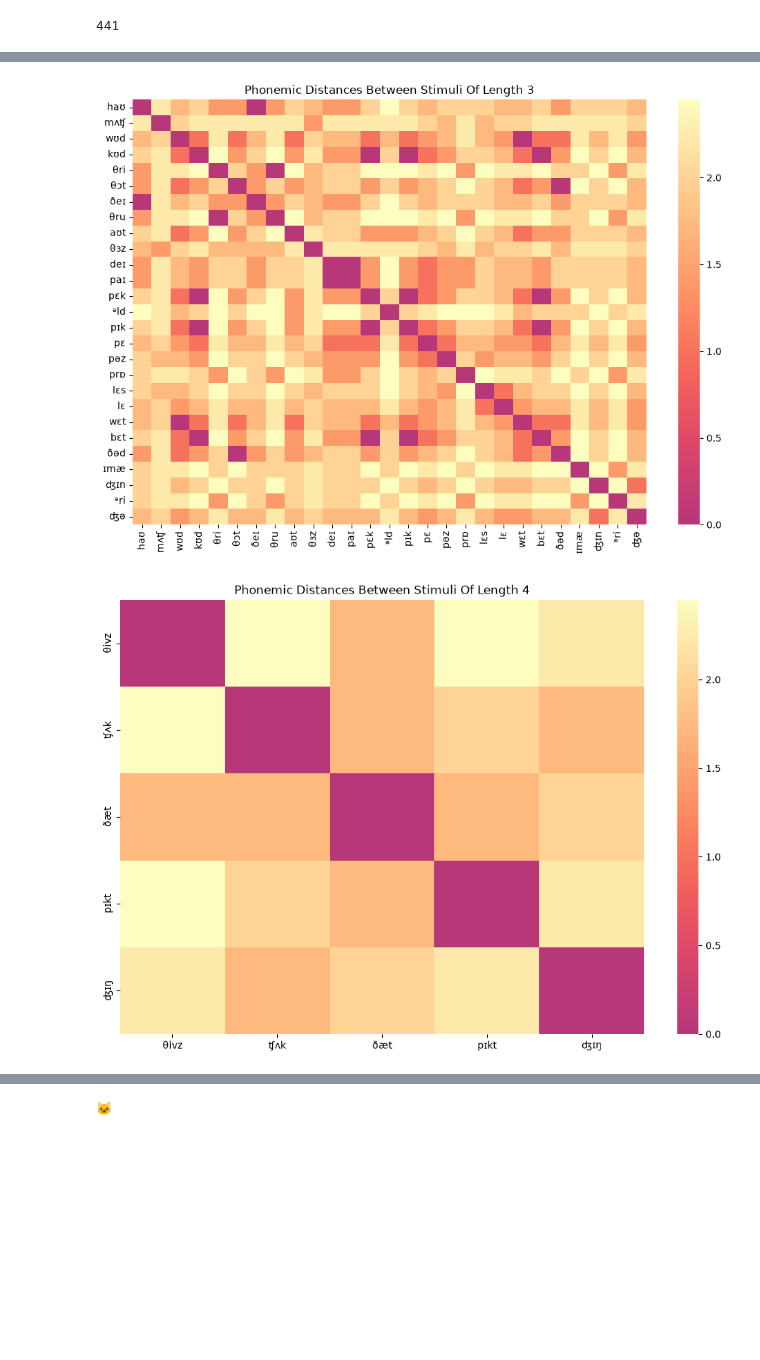
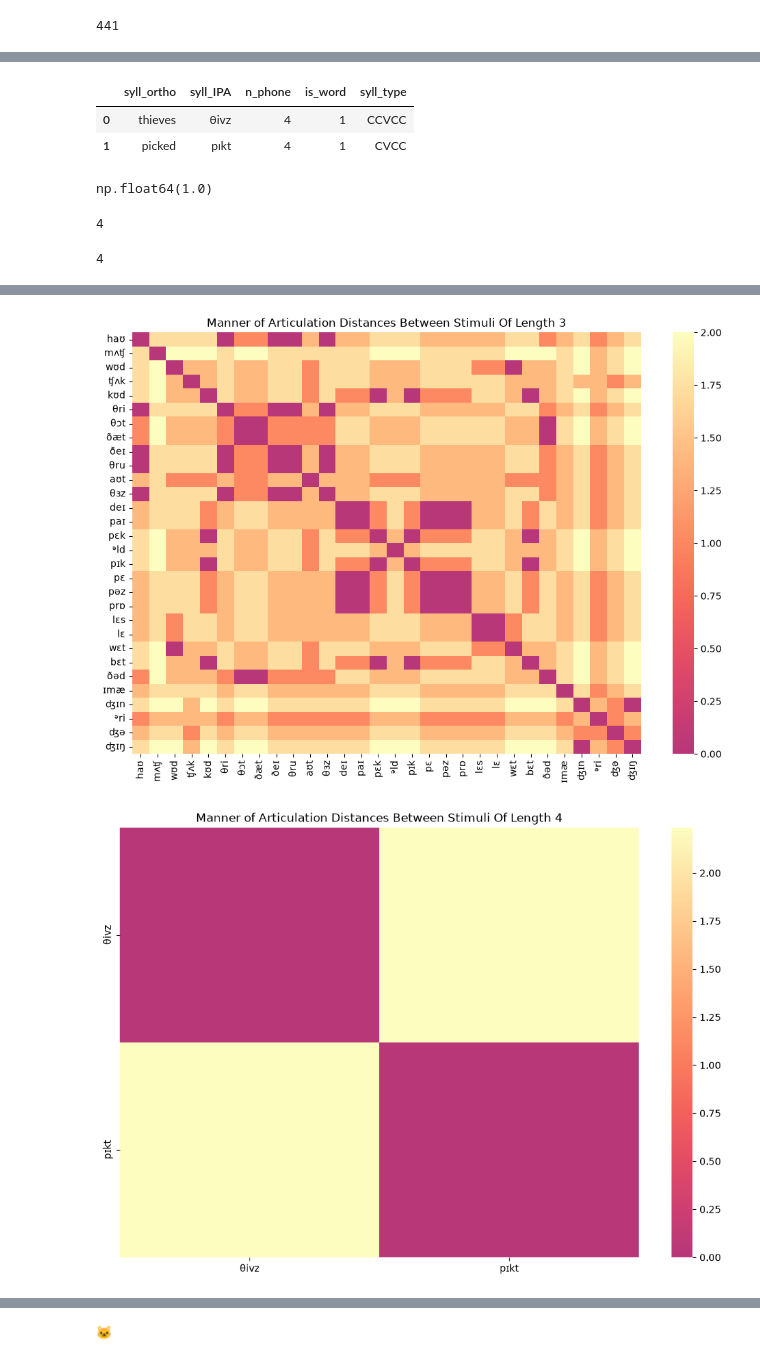
Before and after one commit to AmandaGiselleLily/TongueTwister, a Jupyter notebook: Analysis/distance_metric_grouped.ipynb, the cells around one changed output, grey strips where cells are left out. Drawn from its saved outputs; the diff is of its cells as text; code cells hidden in the pictures; blank space fills up the shorter version.

Commit message:
manner and place distances

```diff
--- a/Analysis/distance_metric_grouped.ipynb
+++ b/Analysis/distance_metric_grouped.ipynb
@@ -468,0 +573,13 @@ for d in range(len(difference_list)):
+# %%
+place_distances_dict_5 = {}
+place_distances_5 = []
+
+for i in range(len(stimuli_5)):
+    for j in range(len(stimuli_5)):
+        dist = articulation_place(stimuli_5["syll_IPA"][i], stimuli_5["syll_IPA"][j])
+        place_distances_dict_5[(stimuli_5["syll_IPA"][i], stimuli_5["syll_IPA"][j])] = dist
+        place_distances_5.append(dist)
+
+place_distances_5 = np.array(place_distances_5).reshape(len(stimuli_5), len(stimuli_5))
+
+len(place_distances_dict_5)
@@ -468,0 +590,40 @@ for d in range(len(difference_list)):
+# %%
+stimuli_4
+# %% [output]
+|  | syll_ortho | syll_IPA | n_phone | is_word | syll_type |
+| 0 | thieves | θivz | 4 | 1 | CCVCC |
+| 1 | picked | pɪkt | 4 | 1 | CVCC |
+# %%
+cluster_consonant("θivz","ðæt")
+# %% [output]
+np.float64(1.0)
+# %%
+cluster_distances_dict_4 = {}
+cluster_distances_4 = []
+
+for i in range(len(stimuli_4)):
+    for j in range(len(stimuli_4)):
+        dist = cluster_consonant(stimuli_4["syll_IPA"][i], stimuli_4["syll_IPA"][j])
+        cluster_distances_dict_4[(stimuli_4["syll_IPA"][i], stimuli_4["syll_IPA"][j])] = dist
+        cluster_distances_4.append(dist)
+
+cluster_distances_4 = np.array(cluster_distances_4).reshape(len(stimuli_4), len(stimuli_4))
+
+len(cluster_distances_dict_4)
+# %% [output]
+4
+# %%
+cluster_distances_dict_5 = {}
+cluster_distances_5 = []
+
+for i in range(len(stimuli_5)):
+    for j in range(len(stimuli_5)):
+        dist = cluster_consonant(stimuli_5["syll_IPA"][i], stimuli_5["syll_IPA"][j])
+        cluster_distances_dict_5[(stimuli_5["syll_IPA"][i], stimuli_5["syll_IPA"][j])] = dist
+        cluster_distances_5.append(dist)
+
+cluster_distances_5 = np.array(cluster_distances_5).reshape(len(stimuli_5), len(stimuli_5))
+
+len(cluster_distances_dict_5)
+# %% [output]
+4
@@ -469,7 +632,8 @@ for d in range(len(difference_list)):
 # %%
+import matplotlib.pyplot as plt
 for i in range(len(stimuli_list)):
     plt.figure(figsize=(12,8))
-    plt.title(f"Phonemic Distances Between Stimuli Of Length {i+2}")
+    plt.title(f"Manner of Articulation Distances Between Stimuli Of Length {i+2}")
 
-    ax = sns.heatmap(data=phonemic_distances_list[i], xticklabels=stimuli_list[i]["syll_IPA"], yticklabels=stimuli_list[i]["syll_IPA"], cmap=sns.color_palette("magma",as_cmap=True), center=0)
+    ax = sns.heatmap(data=manner_distances_list[i], xticklabels=stimuli_list[i]["syll_IPA"], yticklabels=stimuli_list[i]["syll_IPA"], cmap=sns.color_palette("magma",as_cmap=True), center=0)
 # %% [output]
@@ -477,2 +641,2 @@ for i in range(len(stimuli_list)):
-[figure, old version]
+[figure, new version]
-[figure, old version]
+[figure, new version]
```
Also changed, not shown: parts of 36 cells of this notebook, 2 other files.
